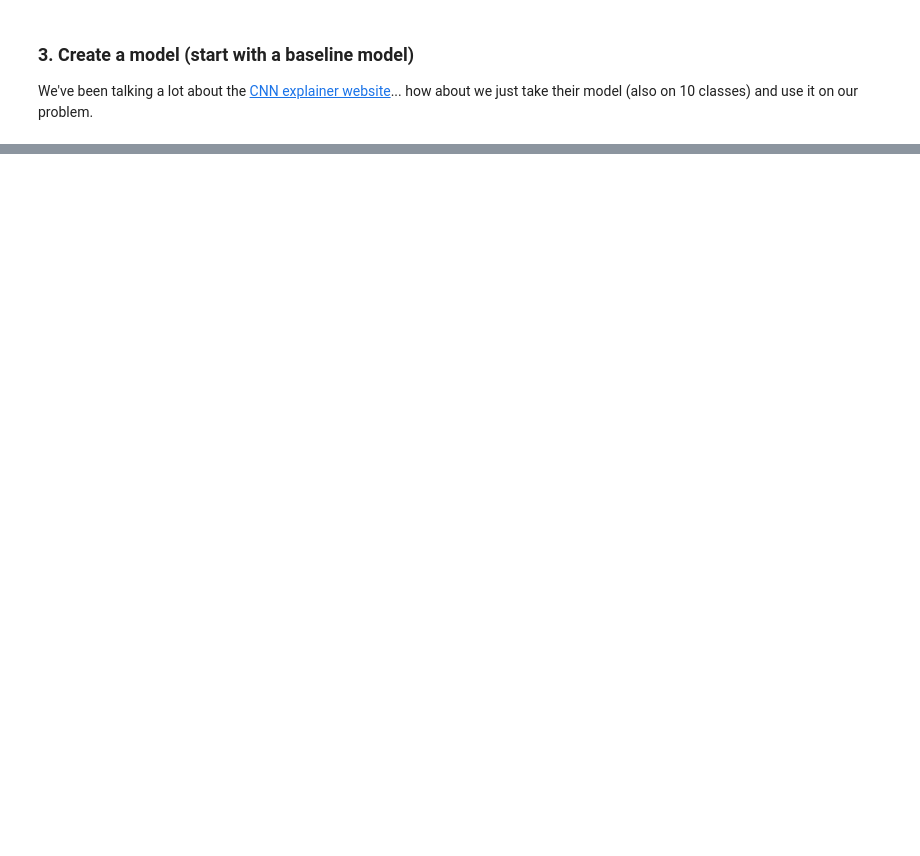
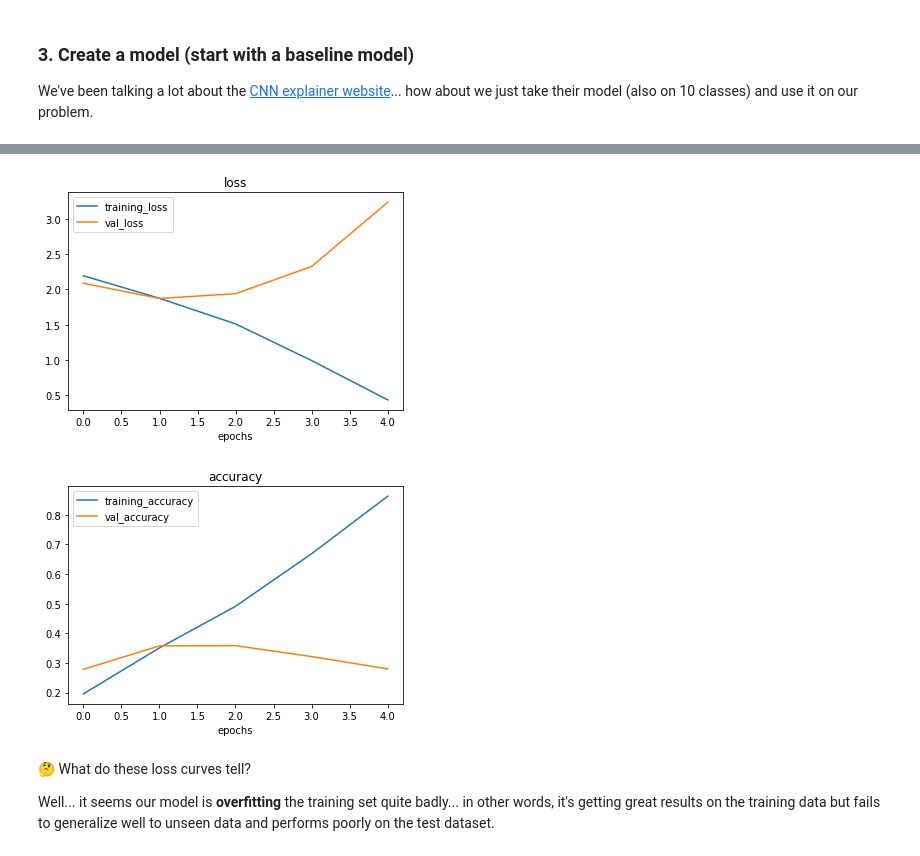
Before and after one commit to ShahZebYousafzai/Deep-Learning-Basics, a Jupyter notebook: 4_CNN_and_Computer_Vision.ipynb, the cells around one changed output, grey strips where cells are left out. Drawn from its saved outputs; the diff is of its cells as text; code cells hidden in the pictures; blank space fills up the shorter version.

```diff
--- a/4_CNN_and_Computer_Vision.ipynb
+++ b/4_CNN_and_Computer_Vision.ipynb
@@ -1311,27 +1355,23 @@ how about we just take their model (also on 10 classes) and use it on our proble
 # %%
 import tensorflow as tf
 from tensorflow.keras.models import Sequential
-from tensorflow.keras.layers import Conv2D, MaxPooling2D, Flatten, Dense, Activation
+from tensorflow.keras.layers import Conv2D, MaxPool2D, Flatten, Dense
 
-# Create our model (very similar to previous models but actually the same as CNN example)
-model_8 = Sequential([
-    Conv2D(10, 3, input_shape=(224, 224,3)),
-    Activation(activation="relu"),
-    Conv2D(10, 3),
-    Activation(activation="relu"),
-    MaxPool2D(),
-    Conv2D(10, 3),
-    Activation(activation="relu"),
-    Conv2D(10, 3),
-    Activation(activation="relu"),
-    MaxPool2D(),
-    Flatten(),
-    Dense(10, activation="softmax")  # Changed to have 10 output neurons and use softmax activation
+# Create our model (a clone of model_8, except to be multi-class)
+model_9 = Sequential([
+  Conv2D(10, 3, activation='relu', input_shape=(224, 224, 3)),
+  Conv2D(10, 3, activation='relu'),
+  MaxPool2D(),
+  Conv2D(10, 3, activation='relu'),
+  Conv2D(10, 3, activation='relu'),
+  MaxPool2D(),
+  Flatten(),
+  Dense(10, activation='softmax') # changed to have 10 neurons (same as number of classes) and 'softmax' activation
 ])
 
 # Compile the model
-model_8.compile(loss="categorical_crossentropy",
-               optimizer=tf.keras.optimizers.Adam(),
-               metrics=["accuracy"])
+model_9.compile(loss="categorical_crossentropy", # changed to categorical_crossentropy
+                optimizer=tf.keras.optimizers.Adam(),
+                metrics=["accuracy"])
 # %%
 model_8.summary()
@@ -1337,0 +1398,7 @@ model_8.summary()
+# %%
+### 4.Fit the model
+history_9 = model_9.fit(train_data, # now 10 different classes
+                        epochs=5,
+                        steps_per_epoch=len(train_data),
+                        validation_data=test_data,
+                        validation_steps=len(test_data))
@@ -1337,0 +1424,10 @@ model_8.summary()
+# %%
+# Check the model loss curve
+plot_loss_curves(history_9)
+# %% [output]
+[figure, added]
+[figure, added]
+# %% [markdown]
+🤔 What do these loss curves tell?
+
+Well... it seems our model is **overfitting** the training set quite badly... in other words, it's getting great results on the training data but fails to generalize well to unseen data and performs poorly on the test dataset.
```
Also changed, not shown: parts of 39 cells of this notebook.
